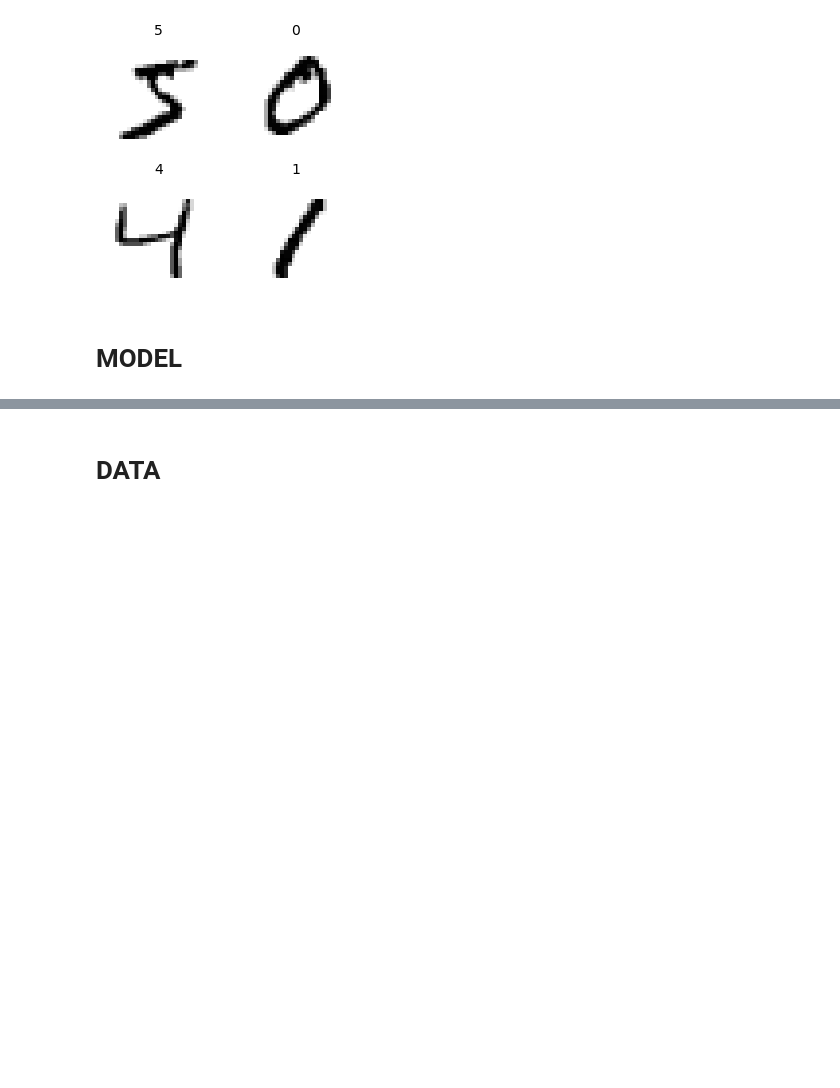
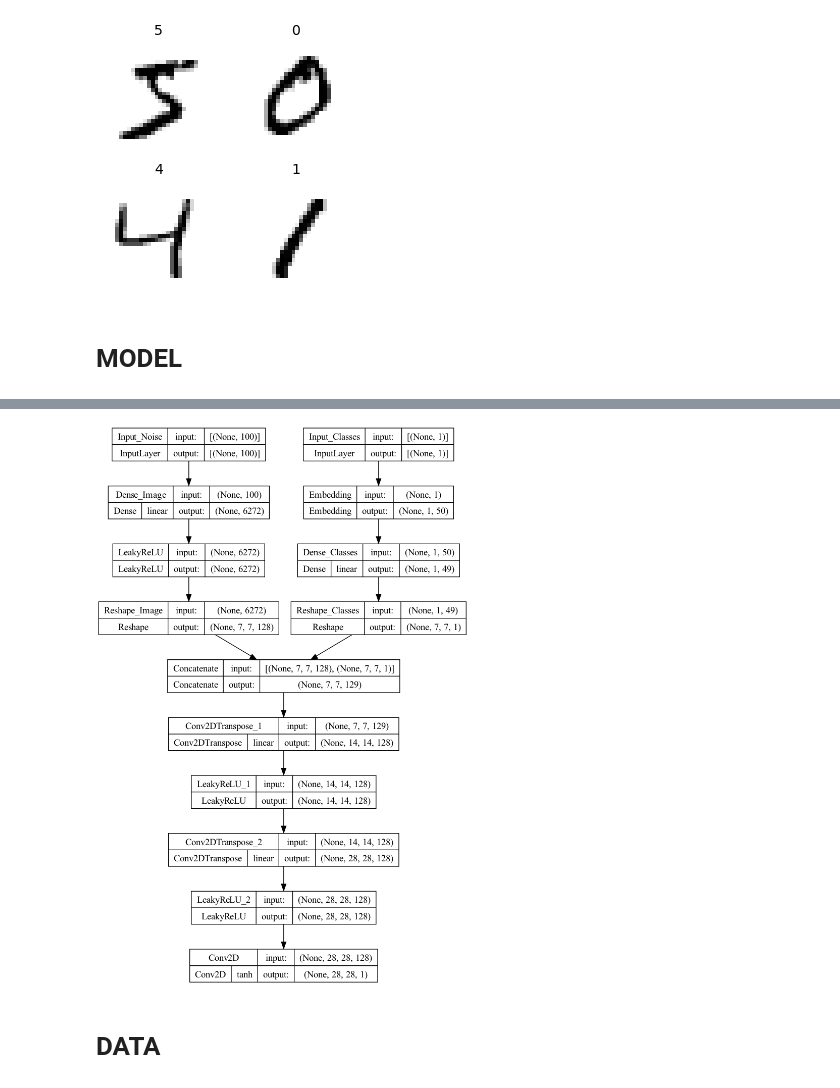
Before and after one commit to hamzzgab/DAS-GAND, a Jupyter notebook: notebooks/CGAN.ipynb, the cells around one changed output, grey strips where cells are left out. Saved outputs shown, nothing was run; the diff lists cells and outputs as text; code cells hidden in the pictures; blank space fills up the shorter version.

```diff
--- a/notebooks/CGAN.ipynb
+++ b/notebooks/CGAN.ipynb
@@ -135,51 +144,58 @@ def define_generator(dataset_name='mnist',
                      n_classes=10):
 
     input_shape = DATASET_INFO[dataset_name]['input_shape']
-    in_label = Input(shape=(1,))
-    li = Embedding(n_classes, 50)(in_label)
+    in_label = Input(shape=(1,), name='Input_Classes')
+    li = Embedding(n_classes, 50, name='Embedding')(in_label)
 
     node = 7
     if input_shape[2] == 3:
         node = 4
 
     n_nodes = node * node
 
-    li = Dense(n_nodes)(li)
-    li = Reshape((node, node, 1))(li)
+    li = Dense(n_nodes, name='Dense_Classes')(li)
+    li = Reshape((node, node, 1), name='Reshape_Classes')(li)
 
-    in_lat = Input(shape=(latent_dim,))
+    in_lat = Input(shape=(latent_dim,), name='Input_Noise')
 
     # FOUNDATION FOR THE IMAGE
     n_nodes = 128 * node * node
-    gen = Dense(n_nodes)(in_lat)
-    gen = LeakyReLU(alpha=0.2)(gen)
-    gen = Reshape((node, node, 128))(gen)
+    gen = Dense(n_nodes, name='Dense_Image')(in_lat)
+    gen = LeakyReLU(alpha=0.2, name='LeakyReLU')(gen)
+    gen = Reshape((node, node, 128), name='Reshape_Image')(gen)
     # merge image gen and label input
-    merge = Concatenate()([gen, li])
+    merge = Concatenate(name='Concatenate')([gen, li])
 
     # UPSAMPLE 1
-    gen = Conv2DTranspose(128, (4,4), strides=(2,2), padding='same')(merge)
-    gen = LeakyReLU(alpha=0.2)(gen)
+    gen = Conv2DTranspose(128, (4,4), strides=(2,2), padding='same', name='Conv2DTranspose_1')(merge)
+    gen = LeakyReLU(alpha=0.2, name='LeakyReLU_1')(gen)
     if input_shape[2] == 1: assert gen.shape == (None, 14, 14, 128)
     if input_shape[2] == 3: assert gen.shape == (None, 8, 8, 128)
 
     # UPSAMPLE 2
-    gen = Conv2DTranspose(128, (4,4), strides=(2,2), padding='same')(gen)
-    gen = LeakyReLU(alpha=0.2)(gen)
+    gen = Conv2DTranspose(128, (4,4), strides=(2,2), padding='same', name='Conv2DTranspose_2')(gen)
+    gen = LeakyReLU(alpha=0.2, name='LeakyReLU_2')(gen)
     if input_shape[2] == 1: assert gen.shape == (None, 28, 28, 128)
     if input_shape[2] == 3: assert gen.shape == (None, 16, 16, 128)
 
     if input_shape[2] == 3:
-        gen = Conv2DTranspose(128, (4,4), strides=(2,2), padding='same')(gen)
-        gen = LeakyReLU(alpha=0.2)(gen)
+        gen = Conv2DTranspose(128, (4,4), strides=(2,2), padding='same', name='Conv2DTranspose_3')(gen)
+        gen = LeakyReLU(alpha=0.2, name='LeakyReLU_3')(gen)
         if input_shape[2] == 3: assert gen.shape == (None, 32, 32, 128)
 
     # OUTPUT
-    out_layer = Conv2D(input_shape[2], (7,7), activation='tanh', padding='same')(gen)
+    out_layer = Conv2D(input_shape[2], (7,7), activation='tanh', padding='same', name='Conv2D')(gen)
     assert out_layer.shape == (None, input_shape[0], input_shape[1], input_shape[2])
 
     model = Model([in_lat, in_label], out_layer)
     return model
+
+model = define_generator()
+plot_model(model, to_file='generator.png',
+           show_dtype=False, show_shapes=True,
+           show_layer_activations=True, expand_nested=True)
+# %% [output]
+[figure, added]
 # %%
 def define_gan(g_model, d_model ,opt=OPT):
     d_model.trainable = False
```
Also changed, not shown: parts of 13 cells of this notebook, 13 other files.
